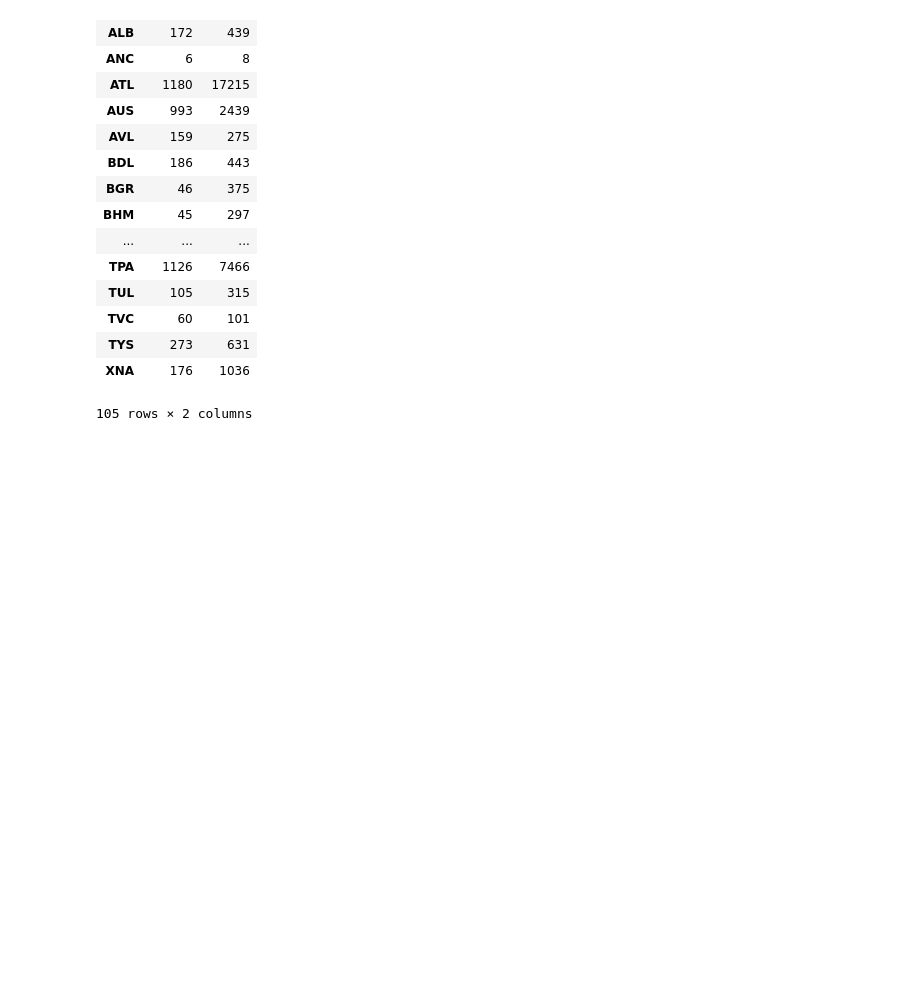
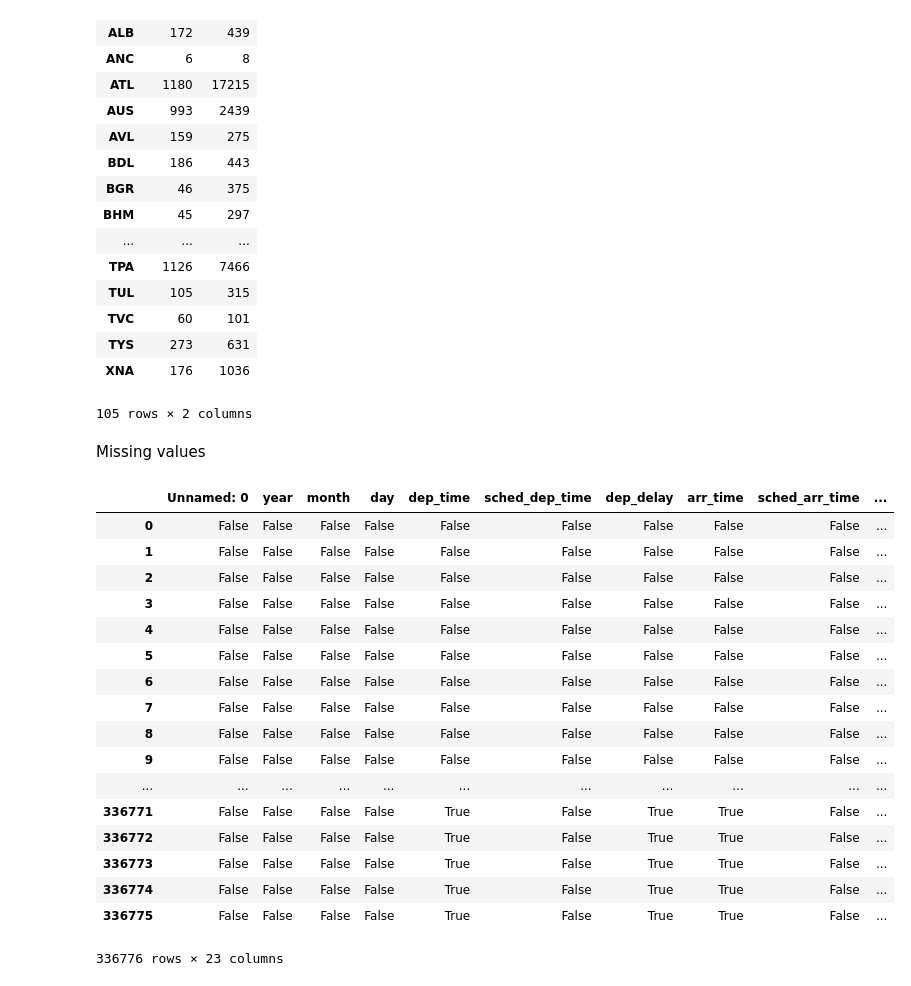
Before and after one commit to fcampelo/PythonTutorials, a Jupyter notebook: IntroToPandas.ipynb, the cells around one changed output. Saved outputs shown, nothing was run; the diff lists cells and outputs as text; code cells hidden in the pictures; blank space fills up the shorter version.

```diff
--- a/IntroToPandas.ipynb
+++ b/IntroToPandas.ipynb
@@ -444,0 +443,23 @@ Missing values
+# %% [markdown]
+Missing values
+# %%
+flights.isnull()
+# %% [output]
+|  | Unnamed: 0 | year | month | day | dep_time | sched_dep_time | dep_delay | arr_time | sched_arr_time | ... |
+| 0 | False | False | False | False | False | False | False | False | False | ... |
+| 1 | False | False | False | False | False | False | False | False | False | ... |
+| 2 | False | False | False | False | False | False | False | False | False | ... |
+| 3 | False | False | False | False | False | False | False | False | False | ... |
+| 4 | False | False | False | False | False | False | False | False | False | ... |
+| 5 | False | False | False | False | False | False | False | False | False | ... |
+| 6 | False | False | False | False | False | False | False | False | False | ... |
+| 7 | False | False | False | False | False | False | False | False | False | ... |
+| 8 | False | False | False | False | False | False | False | False | False | ... |
+| 9 | False | False | False | False | False | False | False | False | False | ... |
+| ... | ... | ... | ... | ... | ... | ... | ... | ... | ... | ... |
+| 336771 | False | False | False | False | True | False | True | True | False | ... |
+| 336772 | False | False | False | False | True | False | True | True | False | ... |
+| 336773 | False | False | False | False | True | False | True | True | False | ... |
+| 336774 | False | False | False | False | True | False | True | True | False | ... |
+| 336775 | False | False | False | False | True | False | True | True | False | ... |
+336776 rows × 23 columns
```
Also changed, not shown: parts of 16 cells of this notebook.
